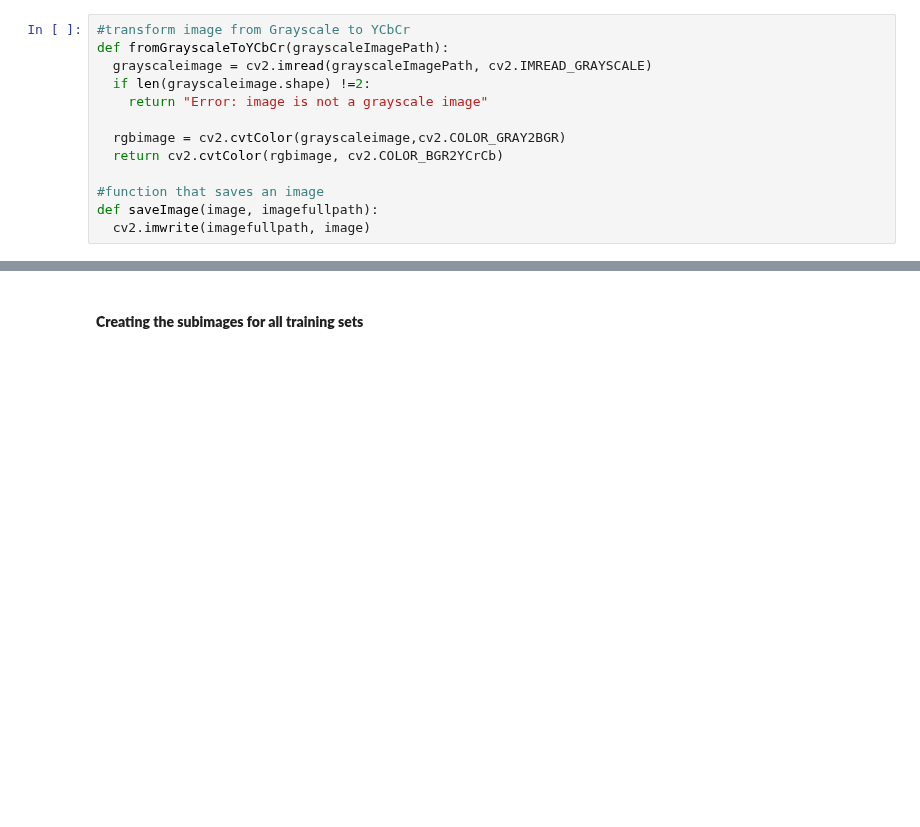
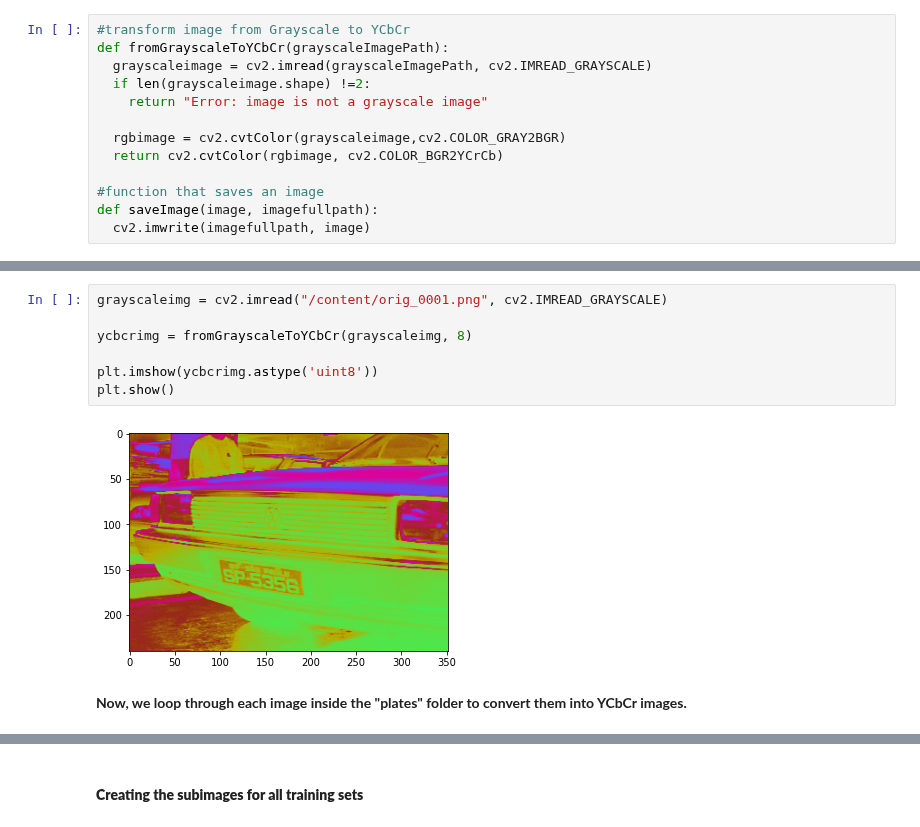
Before and after one commit to aissahm/image_analysis, a Jupyter notebook: project_1.ipynb, the cells around one changed output, grey strips where cells are left out. Saved outputs shown, nothing was run; the diff lists cells and outputs as text; blank space fills up the shorter version.

```diff
--- a/project_1.ipynb
+++ b/project_1.ipynb
@@ -164,0 +217,11 @@ def saveImage(image, imagefullpath):
+# %%
+grayscaleimg = cv2.imread("/content/orig_0001.png", cv2.IMREAD_GRAYSCALE)
+
+ycbcrimg = fromGrayscaleToYCbCr(grayscaleimg, 8)
+
+plt.imshow(ycbcrimg.astype('uint8'))
+plt.show()
+# %% [output]
+[figure, added]
+# %% [markdown]
+**Now, we loop through each image inside the "plates" folder to convert them into YCbCr images.**
```
Also changed, not shown: parts of 8 cells of this notebook.
